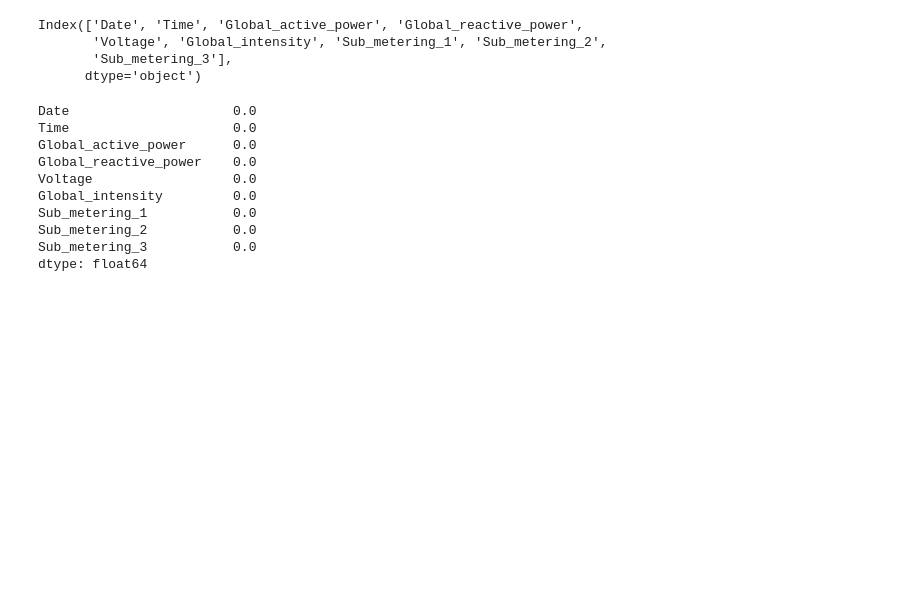
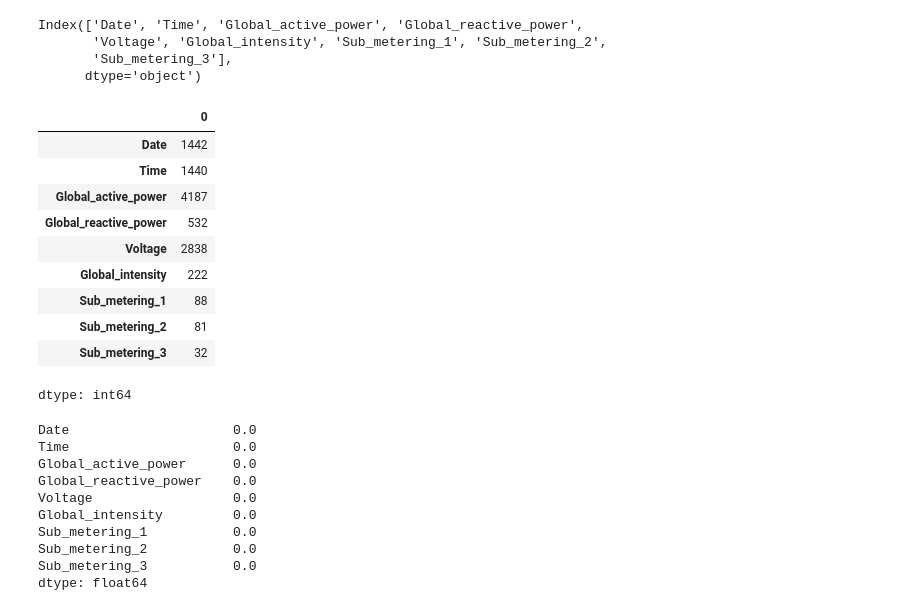
Before and after one commit to AechGit/Energy-Consumption-Project-Springboard, a Jupyter notebook: Energy_Consumption_Project.ipynb, the cells around one changed output. Saved outputs shown, nothing was run; the diff lists cells and outputs as text; code cells hidden in the pictures; blank space fills up the shorter version.

```diff
--- a/Energy_Consumption_Project.ipynb
+++ b/Energy_Consumption_Project.ipynb
@@ -130,6 +130,20 @@ Index(['Date', 'Time', 'Global_active_power', 'Global_reactive_power',
        'Voltage', 'Global_intensity', 'Sub_metering_1', 'Sub_metering_2',
        'Sub_metering_3'],
       dtype='object')
+# %%
+df.nunique()
+# %% [output]
+|  | 0 |
+| Date | 1442 |
+| Time | 1440 |
+| Global_active_power | 4187 |
+| Global_reactive_power | 532 |
+| Voltage | 2838 |
+| Global_intensity | 222 |
+| Sub_metering_1 | 88 |
+| Sub_metering_2 | 81 |
+| Sub_metering_3 | 32 |
+dtype: int64
 # %%
 null_percentage = (df.isnull().sum() / len(df)) * 100 #This calculates the percentage of missing values for each column.
 print(null_percentage)
```
Also changed, not shown: parts of 4 cells of this notebook.
